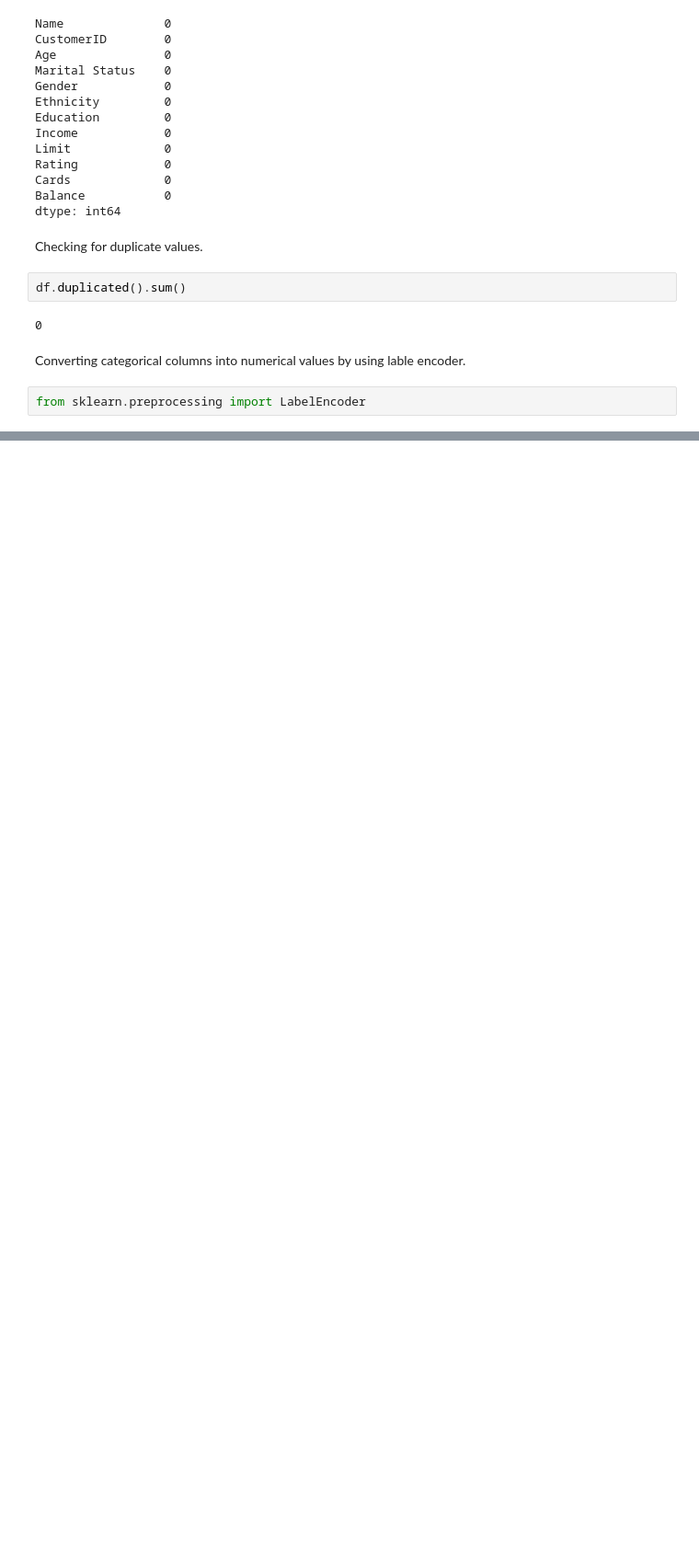
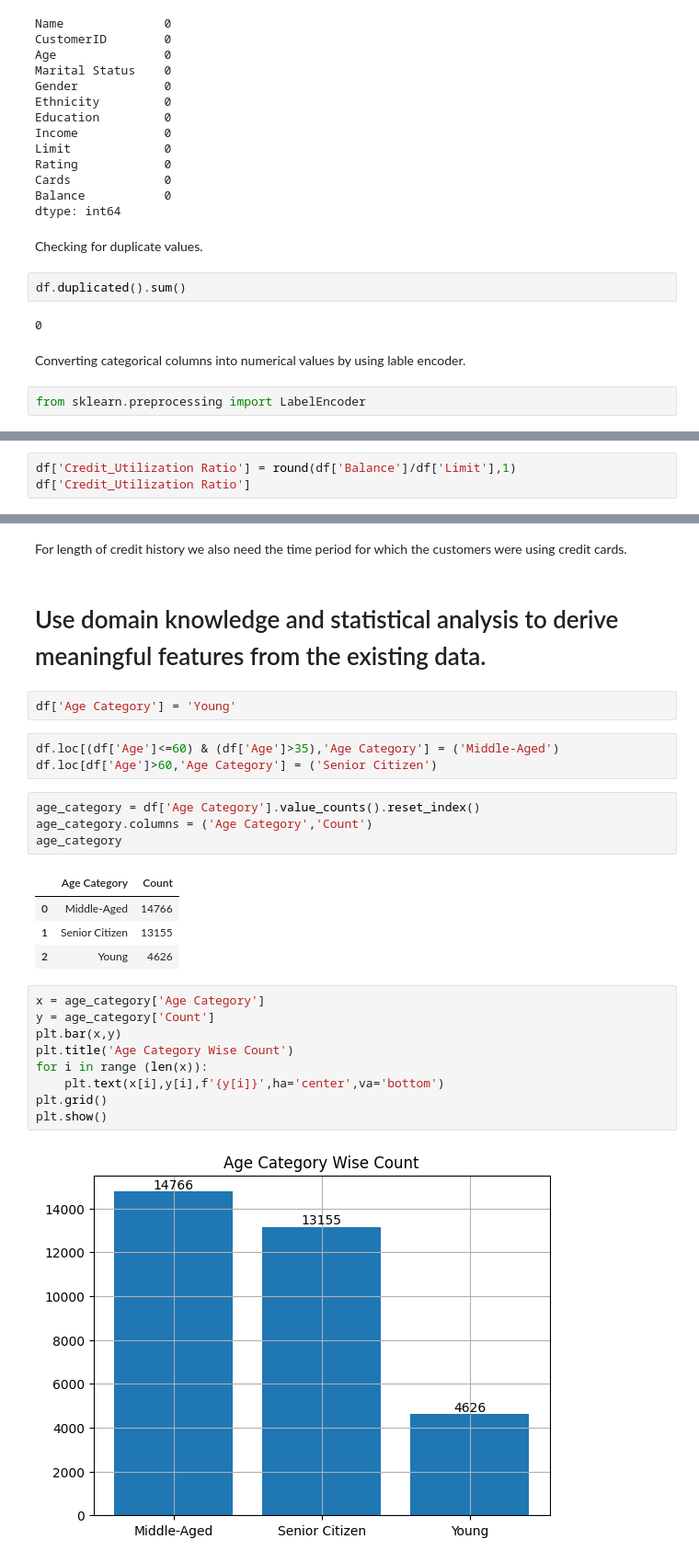
Before and after one commit to akshayDK0420/TwoDotSeven, a Jupyter notebook: Task3.ipynb, the cells around one changed output, grey strips where cells are left out. Shown at 92% size. Saved outputs shown, nothing was run; the diff lists cells and outputs as text; blank space fills up the shorter version.

```diff
--- a/Task3.ipynb
+++ b/Task3.ipynb
@@ -87,0 +110,3 @@ df
+# %%
+df['Credit_Utilization Ratio'] = round(df['Balance']/df['Limit'],1)
+df['Credit_Utilization Ratio']
@@ -87,0 +126,29 @@ df
+# %% [markdown]
+For length of credit history we also need the time period for which the customers were using credit cards.
+# %% [markdown]
+# Use domain knowledge and statistical analysis to derive meaningful features from the existing data.
+# %%
+df['Age Category'] = 'Young'
+# %%
+df.loc[(df['Age']<=60) & (df['Age']>35),'Age Category'] = ('Middle-Aged')
+df.loc[df['Age']>60,'Age Category'] = ('Senior Citizen')
+# %%
+age_category = df['Age Category'].value_counts().reset_index()
+age_category.columns = ('Age Category','Count')
+age_category
+# %% [output]
+|  | Age Category | Count |
+| 0 | Middle-Aged | 14766 |
+| 1 | Senior Citizen | 13155 |
+| 2 | Young | 4626 |
+# %%
+x = age_category['Age Category']
+y = age_category['Count']
+plt.bar(x,y)
+plt.title('Age Category Wise Count')
+for i in range (len(x)):
+    plt.text(x[i],y[i],f'{y[i]}',ha='center',va='bottom')
+plt.grid()
+plt.show()
+# %% [output]
+[figure, added]
```
Also changed, not shown: parts of 10 cells of this notebook.
